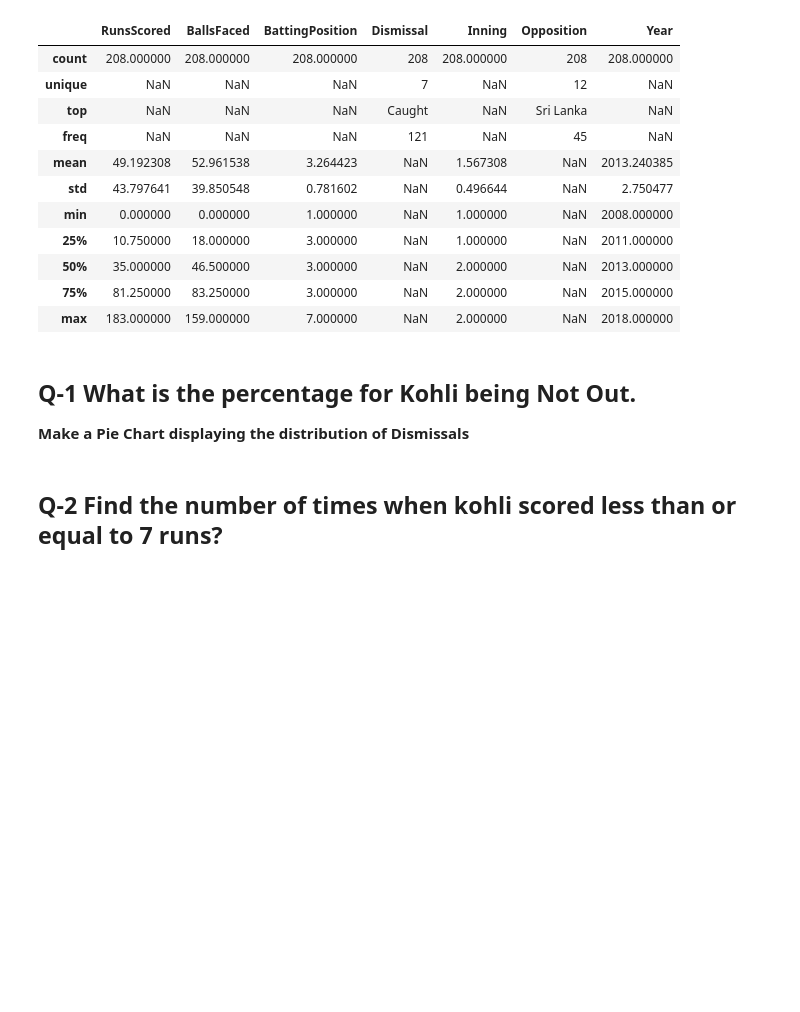
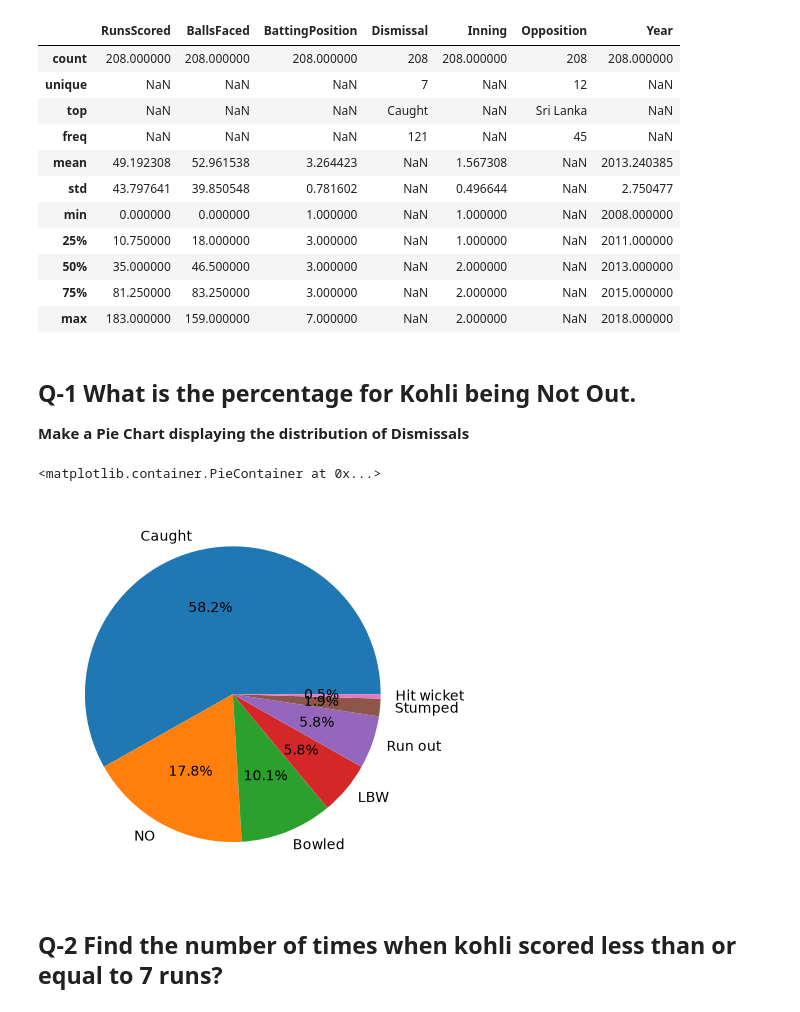
Before and after one commit to Gitey007/HCL-Projects, a Jupyter notebook: 01:10/Visualization_Kohli.ipynb, the cells around one changed output. Drawn from its saved outputs; the diff is of its cells as text; code cells hidden in the pictures; blank space fills up the shorter version.

```diff
--- a/01:10/Visualization_Kohli.ipynb
+++ b/01:10/Visualization_Kohli.ipynb
@@ -115,6 +115,11 @@ mydata.describe(include="all")
 # %% [markdown]
 ## Q-1 What is the percentage for Kohli being Not Out.
 **Make a Pie Chart displaying the distribution of Dismissals**
+# %%
+plt.pie(mydata['Dismissal'].value_counts(), labels=mydata['Dismissal'].value_counts().index, autopct='%1.1f%%')
+# %% [output]
+<matplotlib.container.PieContainer at 0x...>
+[figure, added]
 # %% [markdown]
 ## Q-2 Find the number of times when kohli scored less than or equal to 7 runs?
 # %% [markdown]
```
